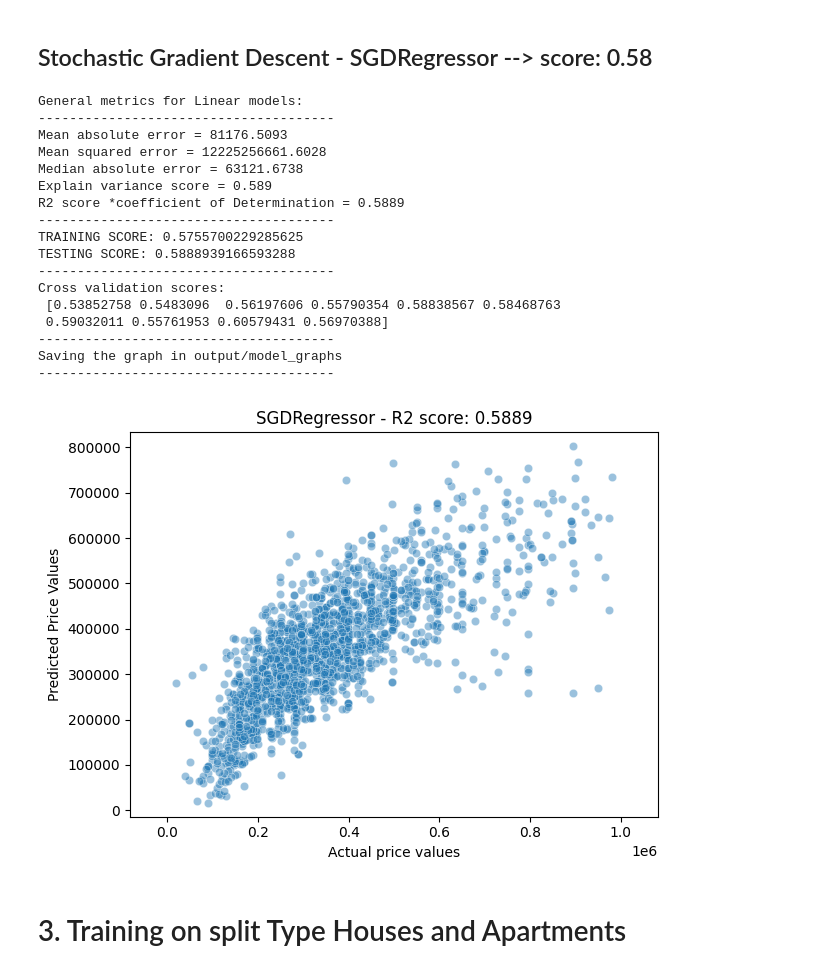
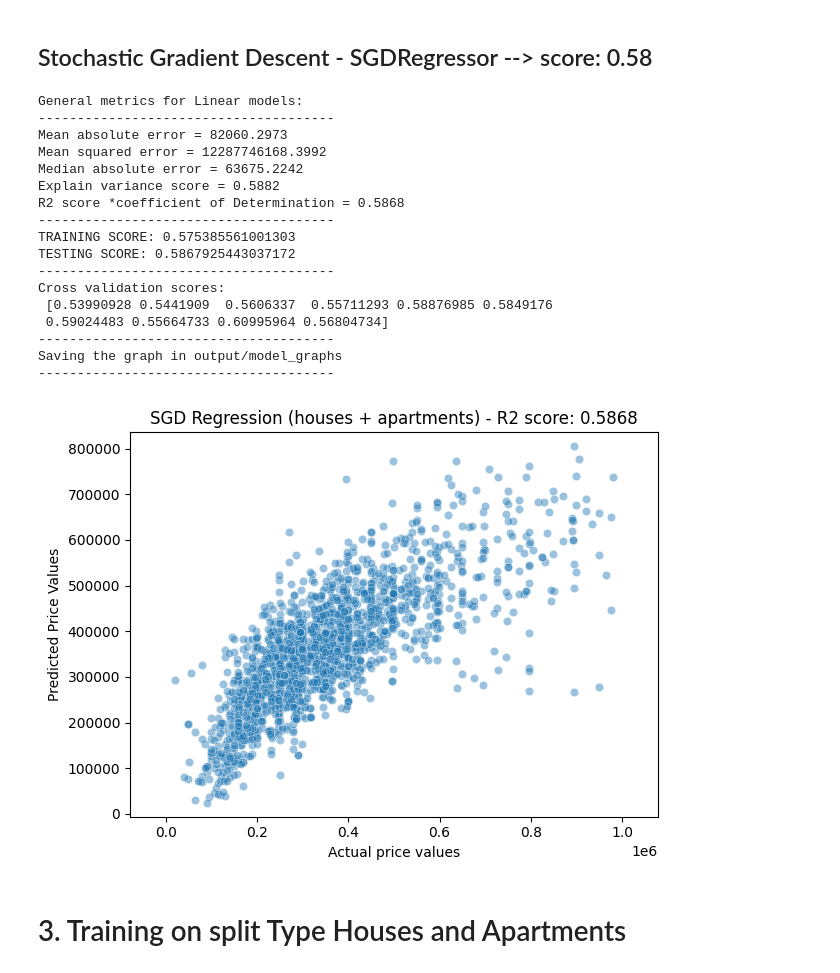
Before and after one commit to nikolaaswillaert/ImmoElizaDataAnalysis, a Jupyter notebook: main.ipynb, the cells around one changed output. Drawn from its saved outputs; the diff is of its cells as text; code cells hidden in the pictures.

```diff
--- a/main.ipynb
+++ b/main.ipynb
@@ -389,29 +420,29 @@ batch_size = 8
 # %%
 from src.model_functions import train_SGDregressor
 
 X = new_df.drop(columns=['price'], axis=1)
 y = df['price']
 
-train_SGDregressor(X, y, 'SGD Regression (full dataset)')
+train_SGDregressor(X, y, 'SGD Regression (houses + apartments)')
 # %% [output]
 General metrics for Linear models:
 --------------------------------------
-Mean absolute error = 81176.5093
-Mean squared error = 12225256661.6028
-Median absolute error = 63121.6738
-Explain variance score = 0.589
-R2 score *coefficient of Determination = 0.5889
+Mean absolute error = 82060.2973
+Mean squared error = 12287746168.3992
+Median absolute error = 63675.2242
+Explain variance score = 0.5882
+R2 score *coefficient of Determination = 0.5868
 --------------------------------------
-TRAINING SCORE: 0.5755700229285625
-TESTING SCORE: 0.5888939166593288
+TRAINING SCORE: 0.575385561001303
+TESTING SCORE: 0.5867925443037172
 --------------------------------------
 Cross validation scores:
- [0.53852758 0.5483096  0.56197606 0.55790354 0.58838567 0.58468763
- 0.59032011 0.55761953 0.60579431 0.56970388]
+ [0.53990928 0.5441909  0.5606337  0.55711293 0.58876985 0.5849176
+ 0.59024483 0.55664733 0.60995964 0.56804734]
 --------------------------------------
 Saving the graph in output/model_graphs
 --------------------------------------
-[figure, old version]
+[figure, new version]
 # %% [markdown]
 # 3. Training on split Type Houses and Apartments
 # %%
```
Also changed, not shown: parts of 31 cells of this notebook, 34 other files.
